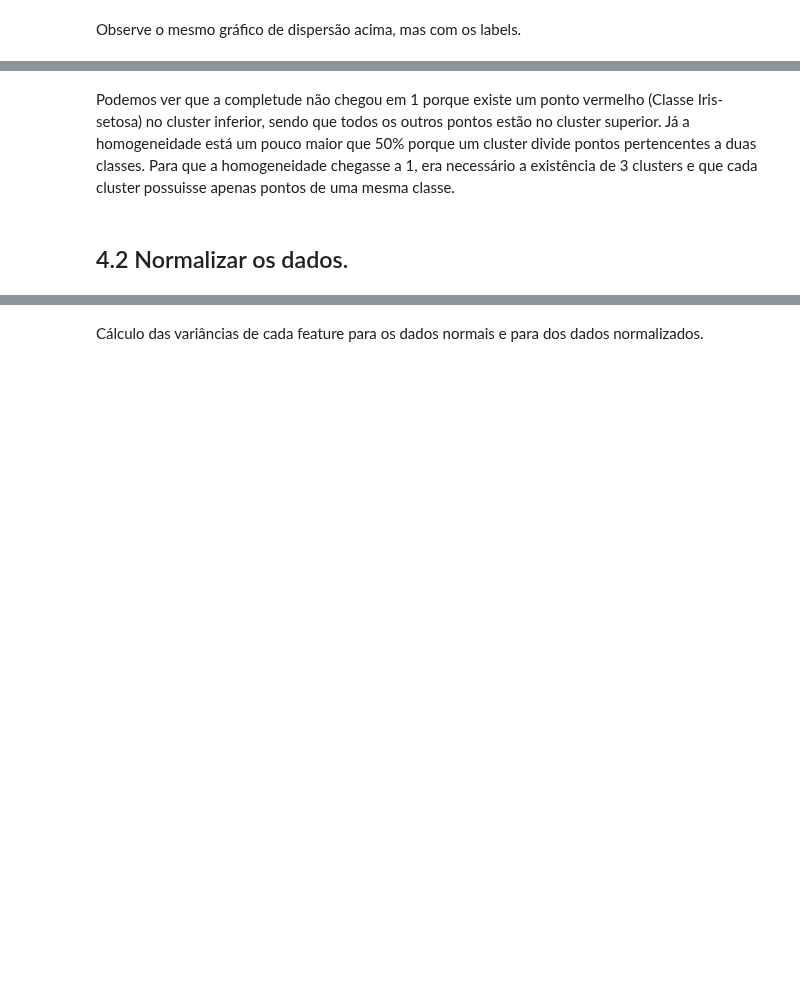
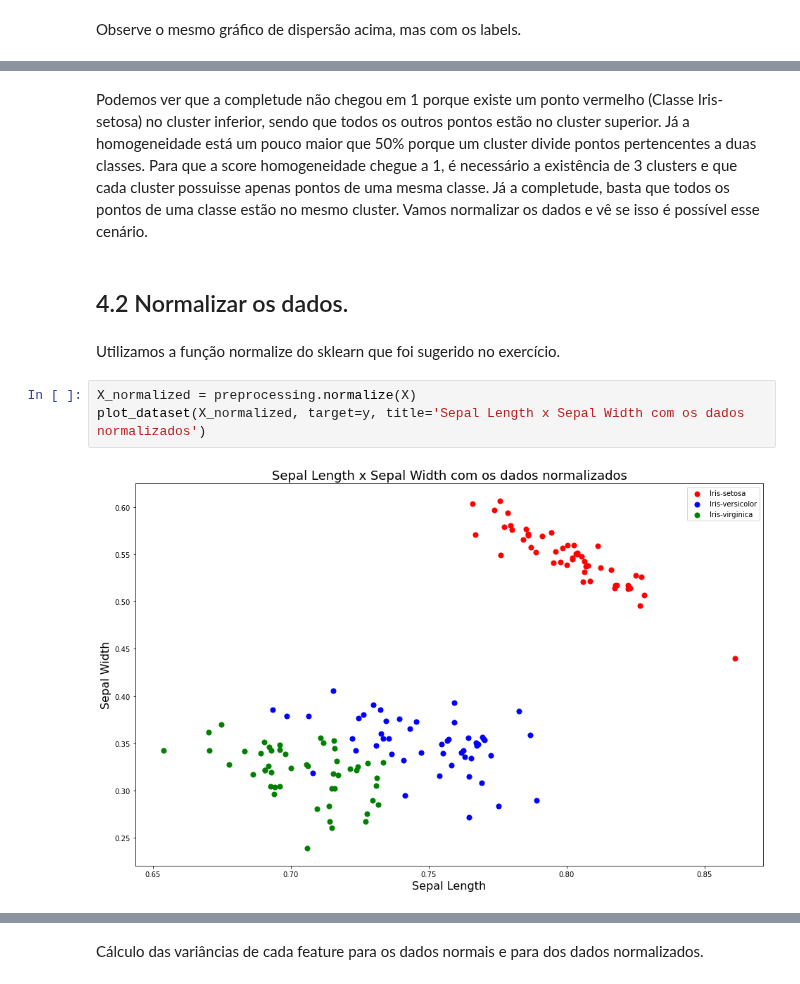
Before and after one commit to thalissonfelipe/mineracao, a Jupyter notebook: Trabalho03/KMeans.ipynb, the cells around one changed output, grey strips where cells are left out. Saved outputs shown, nothing was run; the diff lists cells and outputs as text; blank space fills up the shorter version.

```diff
--- a/Trabalho03/KMeans.ipynb
+++ b/Trabalho03/KMeans.ipynb
@@ -548,4 +554,11 @@ plot_dataset(X, kmeans, y, title='Sepal Length x Sepal Width com legenda')
 # %% [markdown]
-Podemos ver que a completude não chegou em 1 porque existe um ponto vermelho (Classe Iris-setosa) no cluster inferior, sendo que todos os outros pontos estão no cluster superior. Já a homogeneidade está um pouco maior que 50% porque um cluster divide pontos pertencentes a duas classes. Para que a homogeneidade chegasse a 1, era necessário a existência de 3 clusters e que cada cluster possuisse apenas pontos de uma mesma classe.
+Podemos ver que a completude não chegou em 1 porque existe um ponto vermelho (Classe Iris-setosa) no cluster inferior, sendo que todos os outros pontos estão no cluster superior. Já a homogeneidade está um pouco maior que 50% porque um cluster divide pontos pertencentes a duas classes. Para que a score homogeneidade chegue a 1, é necessário a existência de 3 clusters e que cada cluster possuisse apenas pontos de uma mesma classe. Já a completude, basta que todos os pontos de uma classe estão no mesmo cluster. Vamos normalizar os dados e vê se isso é possível esse cenário.
 # %% [markdown]
 ## 4.2 Normalizar os dados.
+# %% [markdown]
+Utilizamos a função normalize do sklearn que foi sugerido no exercício.
+# %%
+X_normalized = preprocessing.normalize(X)
+plot_dataset(X_normalized, target=y, title='Sepal Length x Sepal Width com os dados normalizados')
+# %% [output]
+[figure, added]
```
Also changed, not shown: parts of 22 cells of this notebook.
